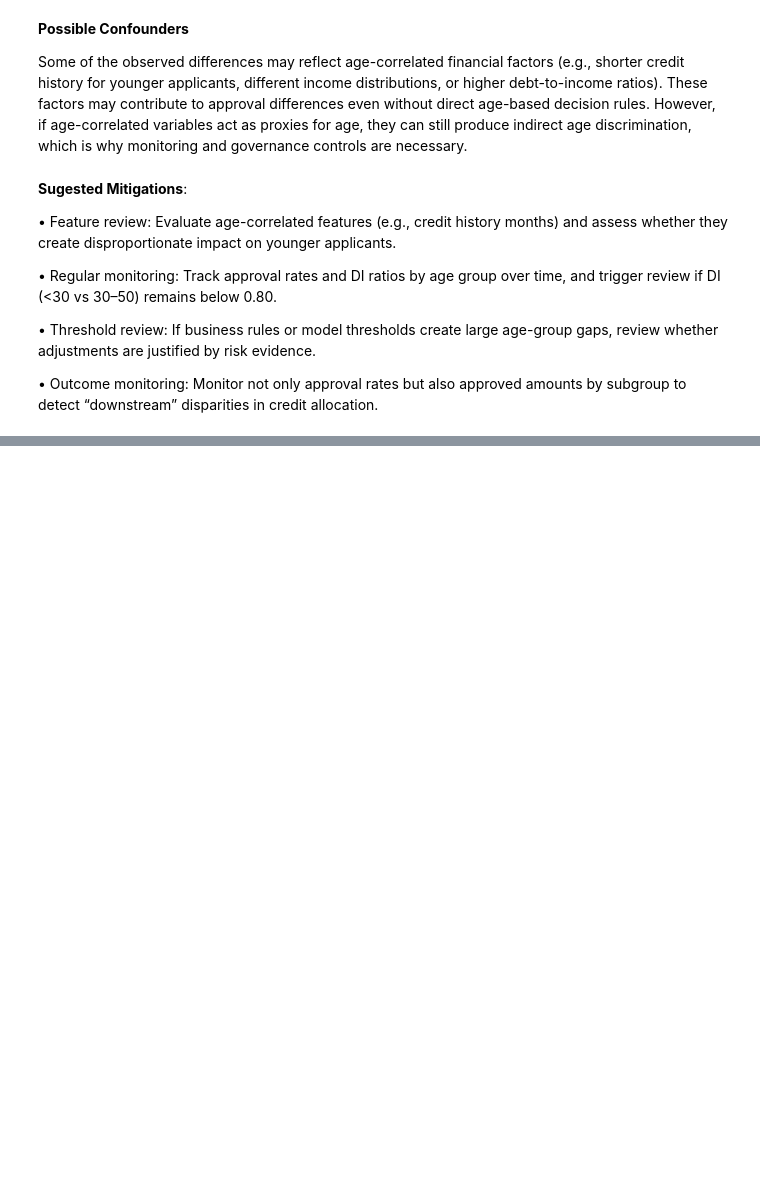
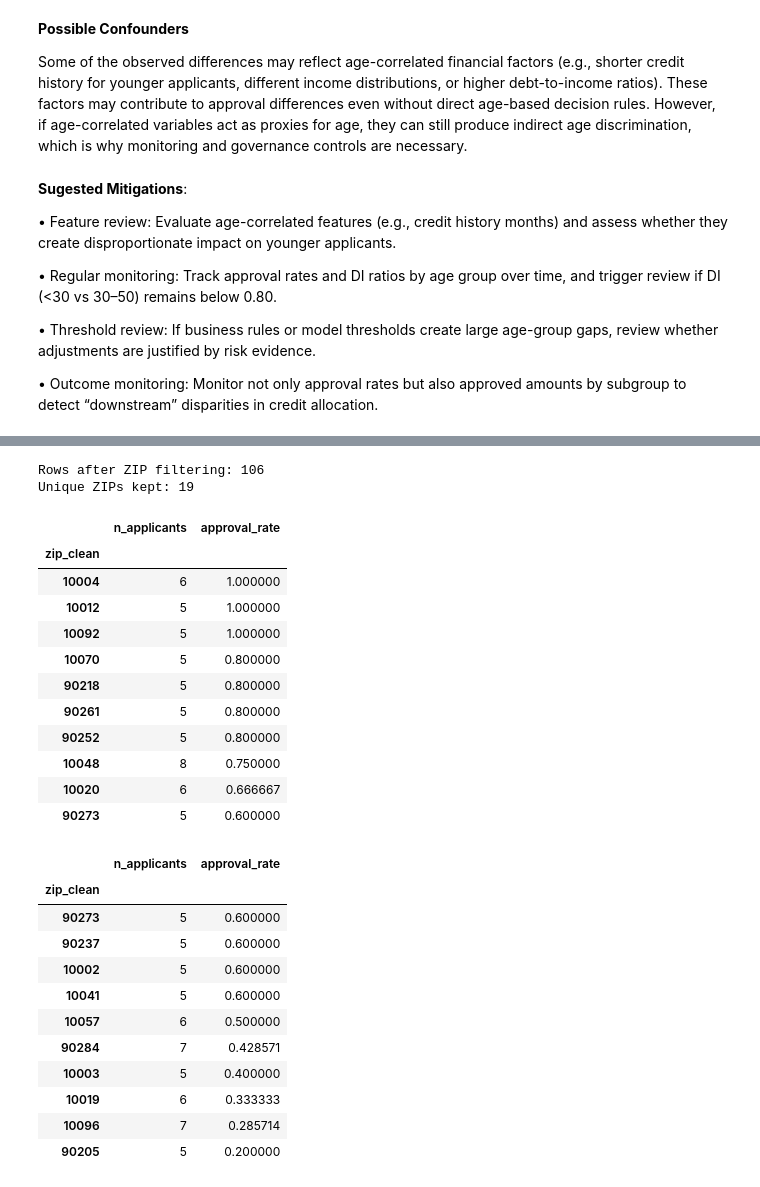
Before and after one commit to winifred-ojinere/dego-project-team5, a Jupyter notebook: notebooks/02-bias-analysis.ipynb, the cells around one changed output, grey strips where cells are left out. Saved outputs shown, nothing was run; the diff lists cells and outputs as text; code cells hidden in the pictures; blank space fills up the shorter version.

```diff
--- a/notebooks/02-bias-analysis.ipynb
+++ b/notebooks/02-bias-analysis.ipynb
@@ -606,0 +569,71 @@ Some of the observed differences may reflect age-correlated financial factors (e
+# %%
+import pandas as pd
+import numpy as np
+import matplotlib.pyplot as plt
+from scipy.stats import chi2_contingency
+
+zip_col = "applicant_info.zip_code"
+gender_col = "applicant_info.gender"
+decision_col = "decision.loan_approved"
+
+MIN_N = 5      # minimum applicants per ZIP to keep (stability)
+TOP_N = 12     # number of ZIPs to display in plots
+
+# Keep only rows with decision + zip available
+df_zip = df.copy()
+df_zip = df_zip[df_zip[decision_col].notna() & df_zip[zip_col].notna()].copy()
+
+# Normalize ZIP as string (keep only digits; keep first 5 if longer; you can change to first 3 if you prefer)
+df_zip["zip_clean"] = (
+    df_zip[zip_col].astype(str)
+      .str.extract(r"(\d+)", expand=False)
+      .str.slice(0, 5)
+)
+
+df_zip = df_zip[df_zip["zip_clean"].notna()].copy()
+
+# Stability filter
+zip_counts = df_zip["zip_clean"].value_counts()
+valid_zips = zip_counts[zip_counts >= MIN_N].index
+
+df_zip = df_zip[df_zip["zip_clean"].isin(valid_zips)].copy()
+
+print("Rows after ZIP filtering:", len(df_zip))
+print("Unique ZIPs kept:", df_zip["zip_clean"].nunique())
+# %% [output]
+Rows after ZIP filtering: 106
+Unique ZIPs kept: 19
+# %%
+zip_stats = (
+    df_zip.groupby("zip_clean", observed=False)[decision_col]
+          .agg(n_applicants="size", approval_rate="mean")
+          .sort_values("approval_rate", ascending=False)
+)
+
+display(zip_stats.head(10))
+display(zip_stats.tail(10))
+# %% [output]
+|  | n_applicants | approval_rate |
+| zip_clean |  |  |
+| 10004 | 6 | 1.000000 |
+| 10012 | 5 | 1.000000 |
+| 10092 | 5 | 1.000000 |
+| 10070 | 5 | 0.800000 |
+| 90218 | 5 | 0.800000 |
+| 90261 | 5 | 0.800000 |
+| 90252 | 5 | 0.800000 |
+| 10048 | 8 | 0.750000 |
+| 10020 | 6 | 0.666667 |
+| 90273 | 5 | 0.600000 |
+|  | n_applicants | approval_rate |
+| zip_clean |  |  |
+| 90273 | 5 | 0.600000 |
+| 90237 | 5 | 0.600000 |
+| 10002 | 5 | 0.600000 |
+| 10041 | 5 | 0.600000 |
+| 10057 | 6 | 0.500000 |
+| 90284 | 7 | 0.428571 |
+| 10003 | 5 | 0.400000 |
+| 10019 | 6 | 0.333333 |
+| 10096 | 7 | 0.285714 |
+| 90205 | 5 | 0.200000 |
```
Also changed, not shown: parts of 45 cells of this notebook.
